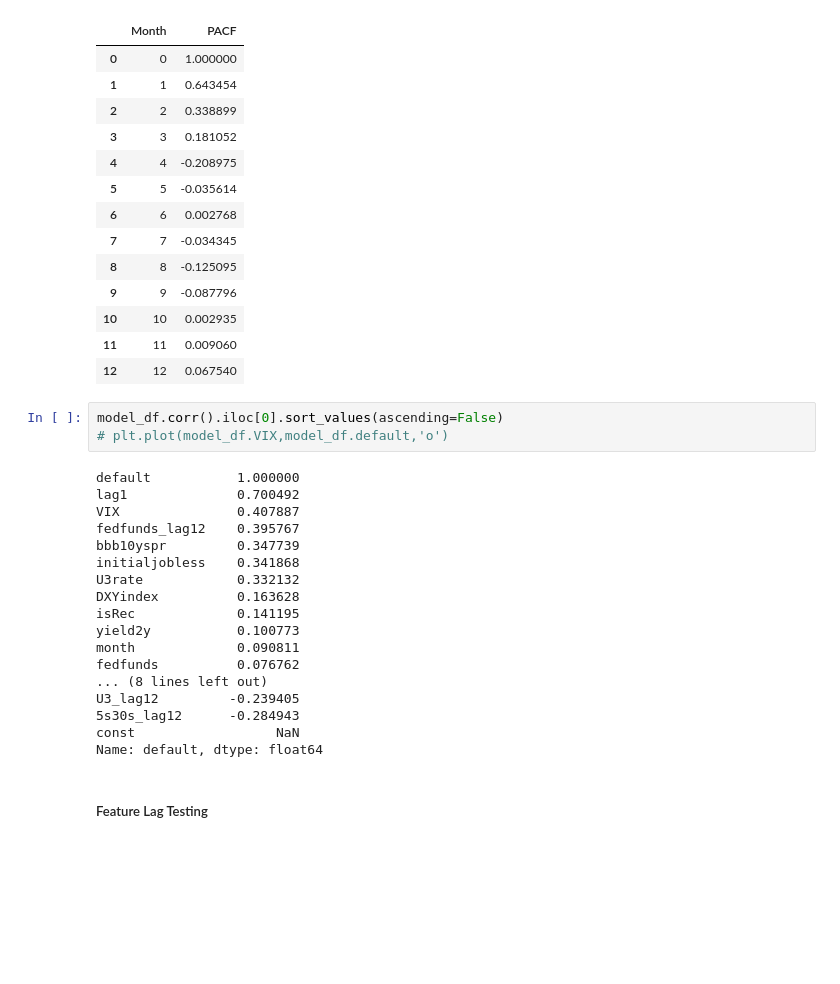
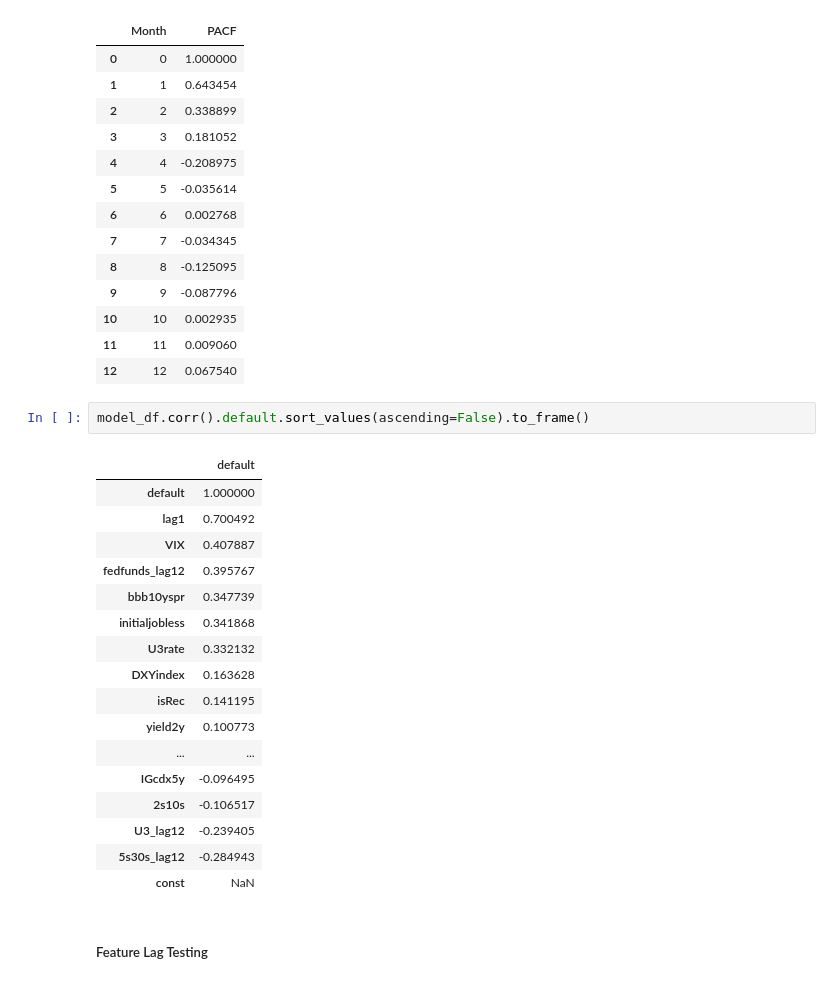
Before and after one commit to lwarner100/ISOM-455-Project, a Jupyter notebook: env.ipynb, the cells around one changed output. Cells and saved outputs as stored; diff of their text form; blank space fills up the shorter version.

```diff
--- a/env.ipynb
+++ b/env.ipynb
@@ -120,26 +122,25 @@ pd.DataFrame({"Month":list(range(13)),"PACF":tsa.pacf(monthly_df.default,12)})
 | 11 | 11 | 0.009060 |
 | 12 | 12 | 0.067540 |
 # %%
-model_df.corr().iloc[0].sort_values(ascending=False)
-# plt.plot(model_df.VIX,model_df.default,'o')
+model_df.corr().default.sort_values(ascending=False).to_frame()
 # %% [output]
-default           1.000000
-lag1              0.700492
-VIX               0.407887
-fedfunds_lag12    0.395767
-bbb10yspr         0.347739
-initialjobless    0.341868
-U3rate            0.332132
-DXYindex          0.163628
-isRec             0.141195
-yield2y           0.100773
-month             0.090811
-fedfunds          0.076762
-... (8 lines left out)
-U3_lag12         -0.239405
-5s30s_lag12      -0.284943
-const                  NaN
-Name: default, dtype: float64
+|  | default |
+| default | 1.000000 |
+| lag1 | 0.700492 |
+| VIX | 0.407887 |
+| fedfunds_lag12 | 0.395767 |
+| bbb10yspr | 0.347739 |
+| initialjobless | 0.341868 |
+| U3rate | 0.332132 |
+| DXYindex | 0.163628 |
+| isRec | 0.141195 |
+| yield2y | 0.100773 |
+| ... | ... |
+| IGcdx5y | -0.096495 |
+| 2s10s | -0.106517 |
+| U3_lag12 | -0.239405 |
+| 5s30s_lag12 | -0.284943 |
+| const | NaN |
 # %% [markdown]
 ##### Feature Lag Testing
 # %%
```
Also changed, not shown: parts of 8 cells of this notebook.
